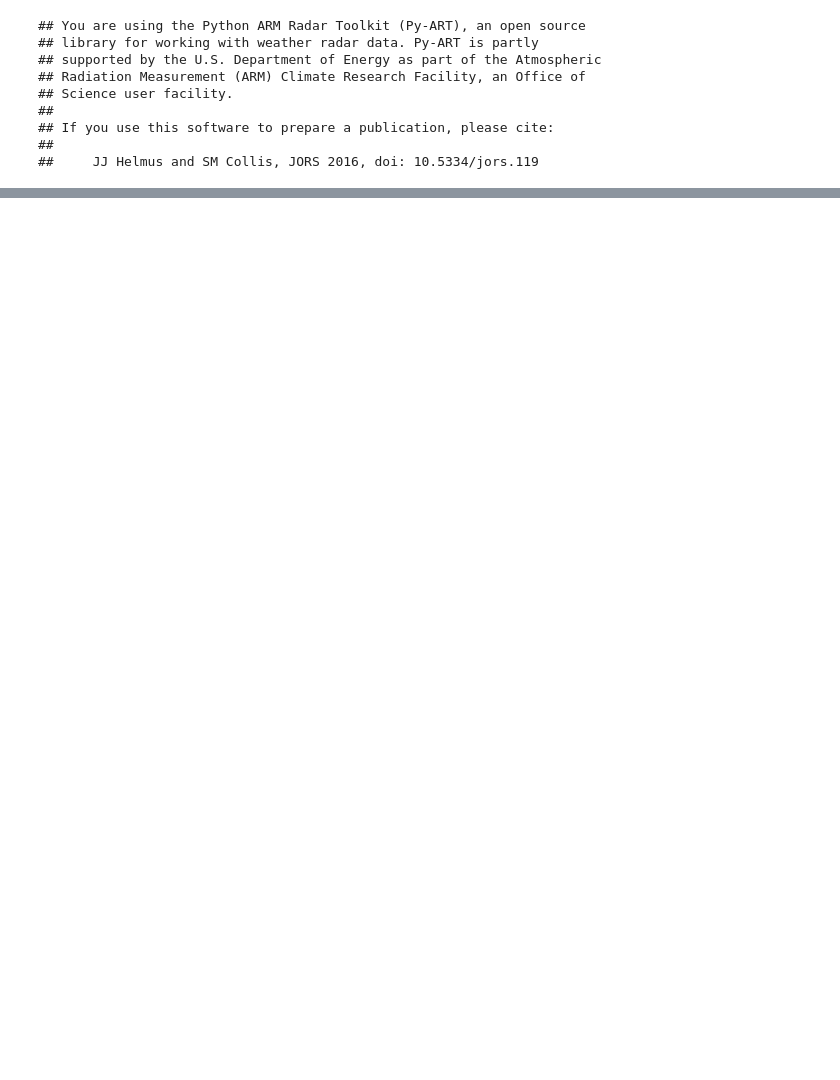
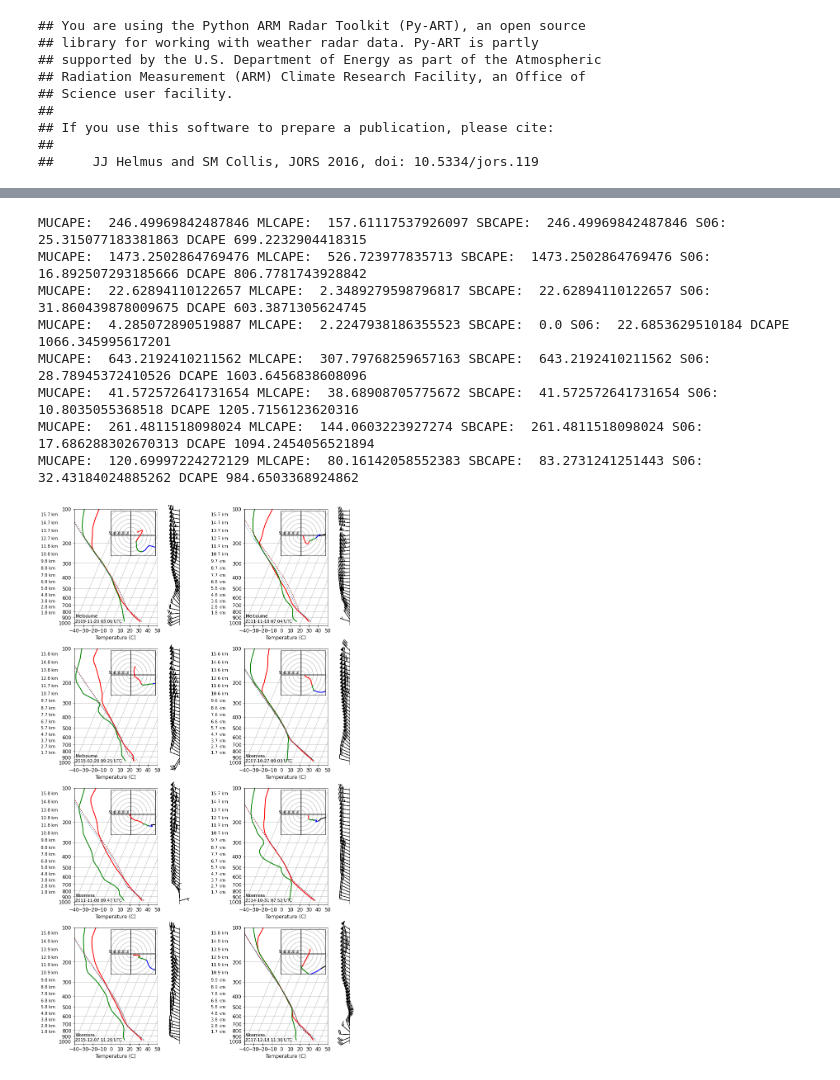
Before and after one commit to andrewbrown31/tint_processing, a Jupyter notebook: auto_case_driver/composite_soundings.ipynb, the cells around one changed output, grey strips where cells are left out. Cells and saved outputs as stored; diff of their text form; code cells hidden in the pictures; blank space fills up the shorter version.

```diff
--- a/auto_case_driver/composite_soundings.ipynb
+++ b/auto_case_driver/composite_soundings.ipynb
@@ -385,0 +512,53 @@ MUCAPE:  1555.0474862023411 MLCAPE:  1175.9963326008965 SBCAPE:  1555.0474862023
+# %%
+h_int = np.arange(250,17250,500)
+
+
+#plt.figure(figsize=[18,6])
+plt.figure(figsize=[12,20])
+plt.rcParams.update({'xtick.labelsize': 'large', 'ytick.labelsize': 'large'})
+gs = gridspec.GridSpec(4,6, width_ratios=[2,1,1,2,1,1])
+
+letter = ["a)", "b)", "c)"]
+cnt=0
+cnt2=0
+i=2
+temp_sounds = np.array(profs)[cluster_index==i]
+temp_details = np.array(details_list)[cluster_index==i]
+for j in np.arange(len(temp_sounds)):
+    p_int = np.nanmean(np.stack([interp.pres(p,h_int).filled(np.nan) for p in np.array(profs)[cluster_index==i]]), axis=0)
+
+    tmpc = interp.temp(temp_sounds[j],p_int).filled(np.nan)
+    pres = p_int
+    hght = interp.hght(temp_sounds[j],p_int).filled(np.nan)
+    dwpc = interp.dwpt(temp_sounds[j],p_int).filled(np.nan)
+    u = interp.components(temp_sounds[j],p_int)[0].filled(np.nan)
+    v = interp.components(temp_sounds[j],p_int)[1].filled(np.nan)
+    ind = np.where(~np.isnan(tmpc))[0]
+    prof = profile.create_profile(tmpc=tmpc[ind], pres=np.array(pres)[ind], hght=hght[ind],
+                                  dwpc=dwpc[ind], u=u[ind], v=v[ind], missing=np.nan)
+
+    ax = plt.subplot(gs[cnt2, 3*cnt], projection='skewx')
+    ax2 = plt.subplot(gs[cnt2, (3*cnt)+1])
+    inset_axes=plot_prof(prof, ax, ax2, gs, 1.5)
+
+    if cnt >= 1:
+        cnt=0
+        cnt2 = cnt2 + 1
+    else:
+        cnt=cnt+1
+    ax.set_xlabel("Temperature (C)",size=12)
+    ax.text(-42,900,temp_details[j]["title"],fontdict={"ha":"left"})
+    ax.text(-40,1000,(temp_details[j]["time"][0].strftime("%Y-%m-%d %H:%M") + " UTC"),fontdict={"ha":"left"})
+
+plt.subplots_adjust(bottom=0.1)
+plt.savefig("/g/data/eg3/ab4502/figs/ExtremeWind/case_studies/cluster2_soundings.jpeg", quality=100, bbox_inches="tight")
+# %% [output]
+MUCAPE:  246.49969842487846 MLCAPE:  157.61117537926097 SBCAPE:  246.49969842487846 S06:  25.315077183381863 DCAPE 699.2232904418315
+MUCAPE:  1473.2502864769476 MLCAPE:  526.723977835713 SBCAPE:  1473.2502864769476 S06:  16.892507293185666 DCAPE 806.7781743928842
+MUCAPE:  22.62894110122657 MLCAPE:  2.3489279598796817 SBCAPE:  22.62894110122657 S06:  31.860439878009675 DCAPE 603.3871305624745
+MUCAPE:  4.285072890519887 MLCAPE:  2.2247938186355523 SBCAPE:  0.0 S06:  22.6853629510184 DCAPE 1066.345995617201
+MUCAPE:  643.2192410211562 MLCAPE:  307.79768259657163 SBCAPE:  643.2192410211562 S06:  28.78945372410526 DCAPE 1603.6456838608096
+MUCAPE:  41.572572641731654 MLCAPE:  38.68908705775672 SBCAPE:  41.572572641731654 S06:  10.8035055368518 DCAPE 1205.7156123620316
+MUCAPE:  261.4811518098024 MLCAPE:  144.0603223927274 SBCAPE:  261.4811518098024 S06:  17.686288302670313 DCAPE 1094.2454056521894
+MUCAPE:  120.69997224272129 MLCAPE:  80.16142058552383 SBCAPE:  83.2731241251443 S06:  32.43184024885262 DCAPE 984.6503368924862
+[figure, added]
```
Also changed, not shown: parts of 8 cells of this notebook, 49 other files.
